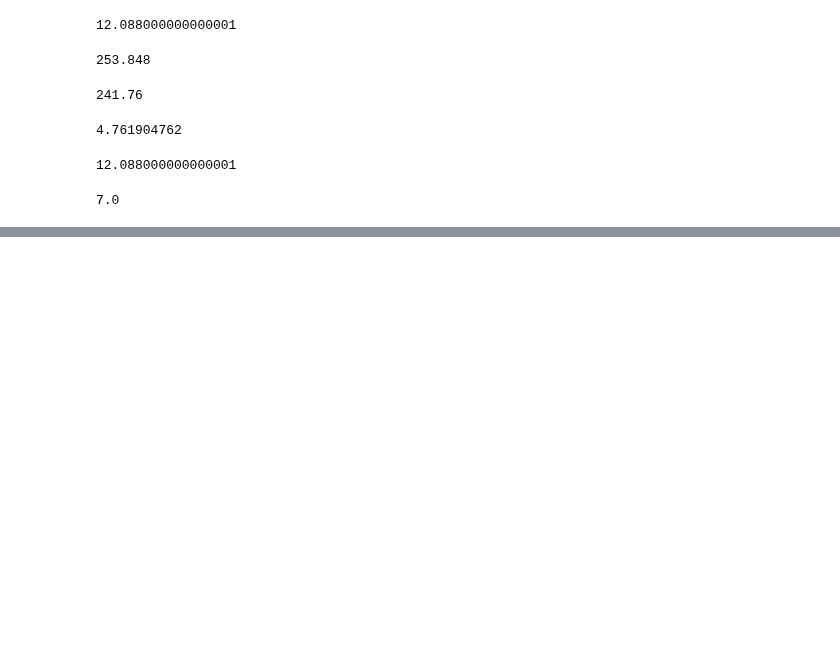
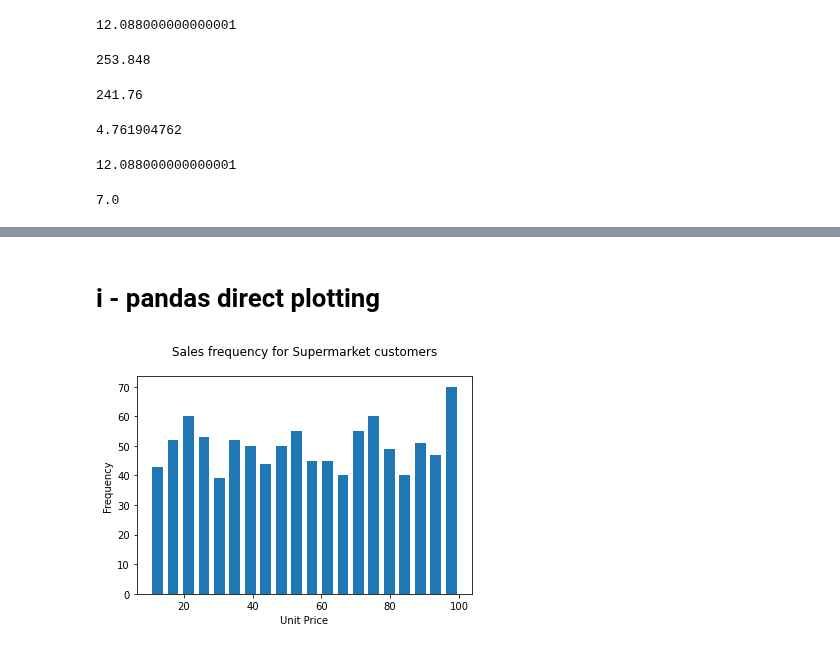
Before and after one commit to Jammal7/Introduction_to_Data_Science, a Jupyter notebook: GAMES/Univariate Statistics Python Project .ipynb, the cells around one changed output, grey strips where cells are left out. Drawn from its saved outputs; the diff is of its cells as text; code cells hidden in the pictures; blank space fills up the shorter version.

```diff
--- a/GAMES/Univariate Statistics Python Project .ipynb
+++ b/GAMES/Univariate Statistics Python Project .ipynb
@@ -265,0 +566,9 @@ median(sorted(sales["Rating"]))
+# %% [markdown]
+# i - pandas direct plotting
+# %%
+sales["Unit price"].plot.hist(bins=20, rwidth=0.7);
+plt.xlabel("Unit Price")
+plt.ylabel("Frequency")
+plt.title("Sales frequency for Supermarket customers\n");
+# %% [output]
+[figure, added]
```
Also changed, not shown: parts of 76 cells of this notebook.
